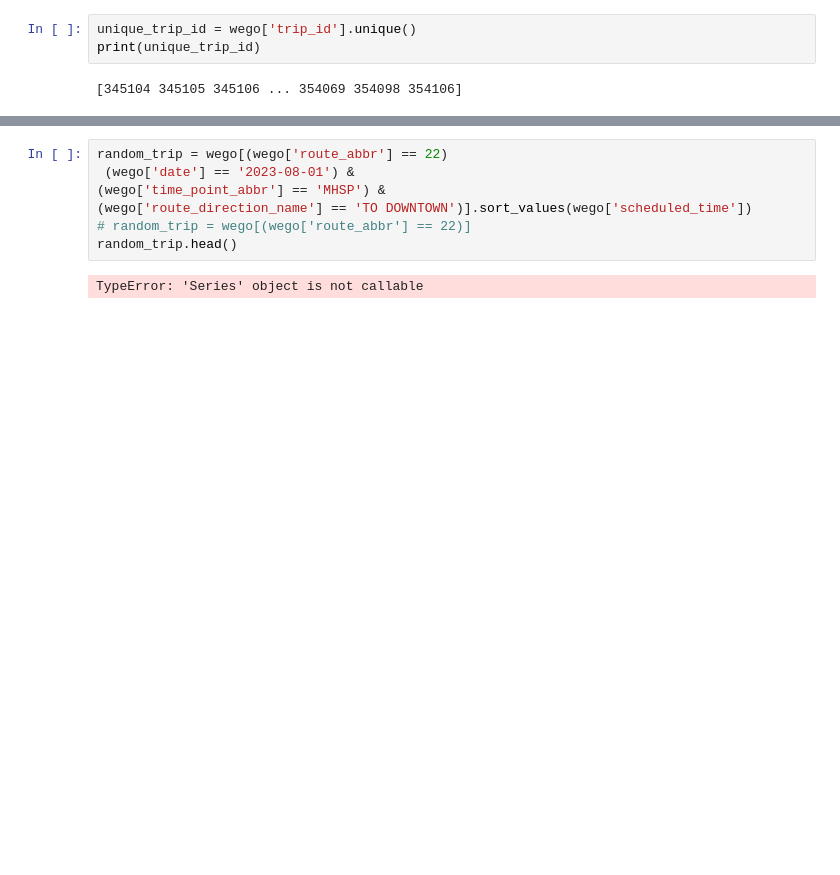
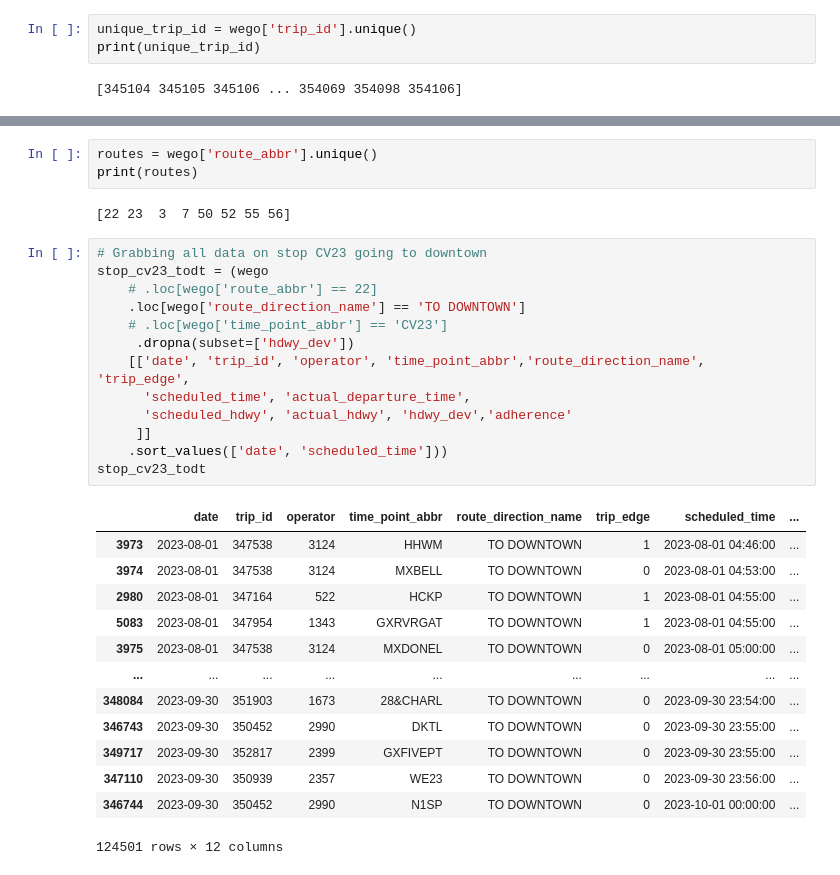
Before and after one commit to NSS-Data-Analytics-Cohort-12/wego-python-da12-python-spice-lattes, a Jupyter notebook: notebooks/WeGo.ipynb, the cells around one changed output, grey strips where cells are left out. Saved outputs shown, nothing was run; the diff lists cells and outputs as text; blank space fills up the shorter version.

```diff
--- a/notebooks/WeGo.ipynb
+++ b/notebooks/WeGo.ipynb
@@ -115,9 +116,32 @@ print(random_id)
 # %%
-random_trip = wego[(wego['route_abbr'] == 22)
- (wego['date'] == '2023-08-01') &
-(wego['time_point_abbr'] == 'MHSP') &
-(wego['route_direction_name'] == 'TO DOWNTOWN')].sort_values(wego['scheduled_time'])
-# random_trip = wego[(wego['route_abbr'] == 22)]
-random_trip.head()
+routes = wego['route_abbr'].unique()
+print(routes)
 # %% [output]
-TypeError: 'Series' object is not callable
+[22 23  3  7 50 52 55 56]
+# %%
+# Grabbing all data on stop CV23 going to downtown
+stop_cv23_todt = (wego
+    # .loc[wego['route_abbr'] == 22]
+    .loc[wego['route_direction_name'] == 'TO DOWNTOWN']
+    # .loc[wego['time_point_abbr'] == 'CV23']
+     .dropna(subset=['hdwy_dev'])
+    [['date', 'trip_id', 'operator', 'time_point_abbr','route_direction_name', 'trip_edge',
+      'scheduled_time', 'actual_departure_time',
+      'scheduled_hdwy', 'actual_hdwy', 'hdwy_dev','adherence'
+     ]]
+    .sort_values(['date', 'scheduled_time']))
+stop_cv23_todt
+# %% [output]
+|  | date | trip_id | operator | time_point_abbr | route_direction_name | trip_edge | scheduled_time | ... |
+| 3973 | 2023-08-01 | 347538 | 3124 | HHWM | TO DOWNTOWN | 1 | 2023-08-01 04:46:00 | ... |
+| 3974 | 2023-08-01 | 347538 | 3124 | MXBELL | TO DOWNTOWN | 0 | 2023-08-01 04:53:00 | ... |
+| 2980 | 2023-08-01 | 347164 | 522 | HCKP | TO DOWNTOWN | 1 | 2023-08-01 04:55:00 | ... |
+| 5083 | 2023-08-01 | 347954 | 1343 | GXRVRGAT | TO DOWNTOWN | 1 | 2023-08-01 04:55:00 | ... |
+| 3975 | 2023-08-01 | 347538 | 3124 | MXDONEL | TO DOWNTOWN | 0 | 2023-08-01 05:00:00 | ... |
+| ... | ... | ... | ... | ... | ... | ... | ... | ... |
+| 348084 | 2023-09-30 | 351903 | 1673 | 28&CHARL | TO DOWNTOWN | 0 | 2023-09-30 23:54:00 | ... |
+| 346743 | 2023-09-30 | 350452 | 2990 | DKTL | TO DOWNTOWN | 0 | 2023-09-30 23:55:00 | ... |
+| 349717 | 2023-09-30 | 352817 | 2399 | GXFIVEPT | TO DOWNTOWN | 0 | 2023-09-30 23:55:00 | ... |
+| 347110 | 2023-09-30 | 350939 | 2357 | WE23 | TO DOWNTOWN | 0 | 2023-09-30 23:56:00 | ... |
+| 346744 | 2023-09-30 | 350452 | 2990 | N1SP | TO DOWNTOWN | 0 | 2023-10-01 00:00:00 | ... |
+124501 rows × 12 columns
```
Also changed, not shown: parts of 12 cells of this notebook.
